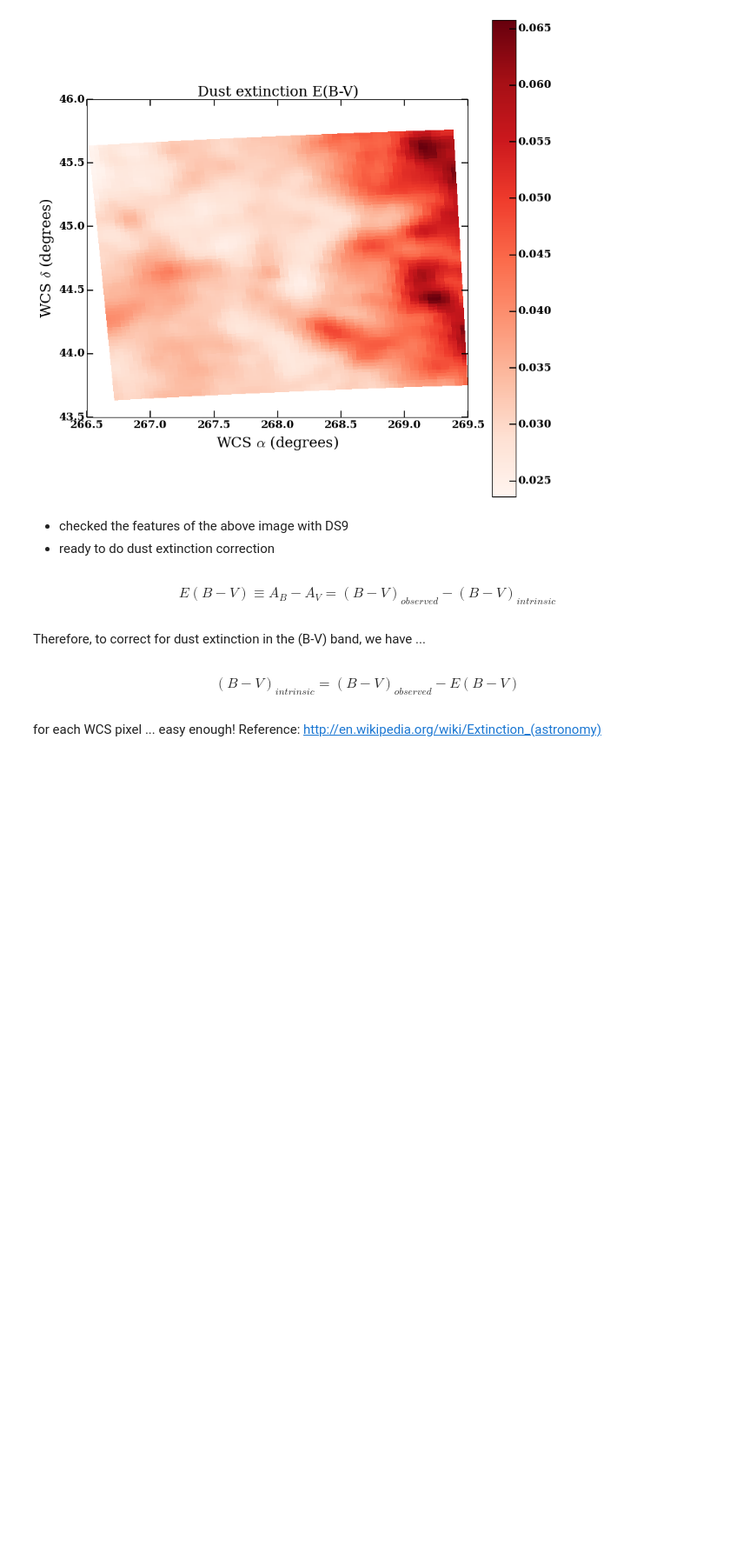
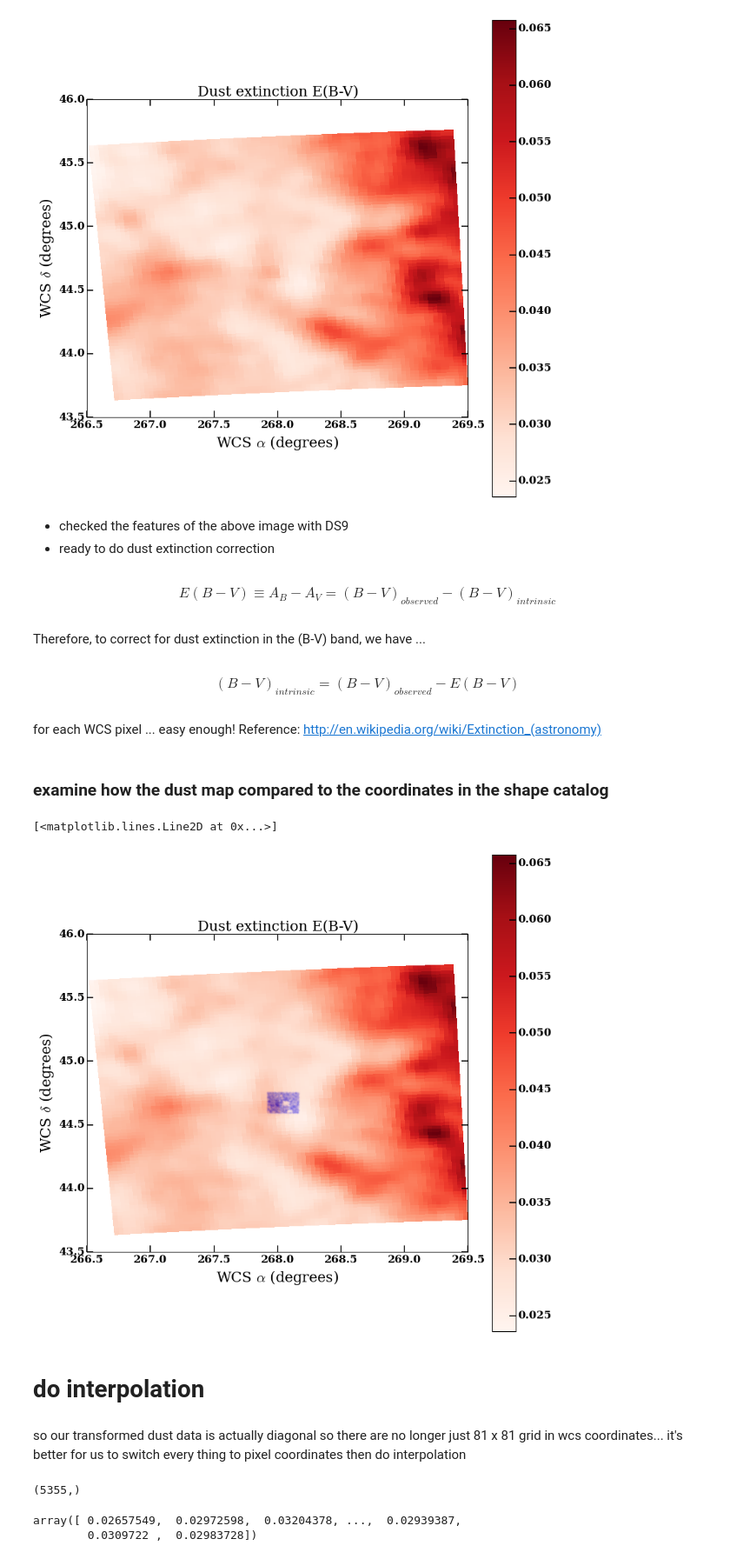
Before and after one commit to karenyyng/MACSJ1752, a Jupyter notebook: Code/data_preprocessing/dust_extinction.ipynb, the cells around one changed output. Shown at 87% size. Saved outputs shown, nothing was run; the diff lists cells and outputs as text; code cells hidden in the pictures; blank space fills up the shorter version.

Commit message:
completed interpolation for dust extinction

```diff
--- a/Code/data_preprocessing/dust_extinction.ipynb
+++ b/Code/data_preprocessing/dust_extinction.ipynb
@@ -10,4 +12,4 @@ import astropy.wcs.wcs as wcs
 # %% [markdown]
 # Initialize data directory
 # %%
-path = "../../Data/"
+path = "../../Data/Subaru_data/"
@@ -30,3 +22,5 @@ dust
+# %%
+dust = fits.open(path + "p358Dust.fits")
 # %%
 w = wcs.WCS(dust[0].header)
 # %%
@@ -60,3 +58,3 @@ wcs_y = np.array(wcs_coords.transpose()[1])
 # %%
-wcs_x = wcs_x.reshape((dust[0].data.shape[0], dust[0].data.shape[1]))
-wcs_y = wcs_y.reshape((dust[0].data.shape[0], dust[0].data.shape[1]))
+wcs_x_grid = wcs_x.reshape((dust[0].data.shape[0], dust[0].data.shape[1]))
+wcs_y_grid = wcs_y.reshape((dust[0].data.shape[0], dust[0].data.shape[1]))
@@ -99,3 +100,28 @@ Therefore, to correct for dust extinction in the (B-V) band, we have ...
 # %% [markdown]
 for each WCS pixel ... easy enough!
 Reference: http://en.wikipedia.org/wiki/Extinction_(astronomy)
+# %% [markdown]
+### examine how the dust map compared to the coordinates in the shape catalog
+# %%
+Rshapes = pd.read_hdf("../../Data/Subaru_data/Rshape_processed.h5", "df")
+# %%
+
+plt.figure(figsize=(12, 12))
+plt.axes().set_aspect("equal")
+plt.pcolor(wcs_x_grid, wcs_y_grid, dust[0].data.transpose(),
+           cmap=plt.cm.Reds)
+plt.title("Dust extinction E(B-V)", size=20)
+plt.ylabel(r"WCS $\delta$ (degrees)", size=20)
+plt.xlabel(r"WCS $\alpha$ (degrees)", size=20)
+plt.xticks(size=15)
+plt.yticks(size=15)
+plt.colorbar()
+
+plt.plot(Rshapes.RA, Rshapes.DEC, '.', alpha=0.01)
+# %% [output]
+[<matplotlib.lines.Line2D at 0x...>]
+[figure, added]
+# %% [markdown]
+# do interpolation
+# %% [markdown]
+so our transformed dust data is actually diagonal so there are no longer just 81 x 81 grid in wcs coordinates... it's better for us to switch every thing to pixel coordinates then do interpolation
@@ -101,0 +139,9 @@ Reference: http://en.wikipedia.org/wiki/Extinction_(astronomy)
+# %%
+dust_ext.shape
+# %% [output]
+(5355,)
+# %%
+dust_ext
+# %% [output]
+array([ 0.02657549,  0.02972598,  0.03204378, ...,  0.02939387,
+        0.0309722 ,  0.02983728])
```
Also changed, not shown: parts of 25 cells of this notebook, 4 other files.
